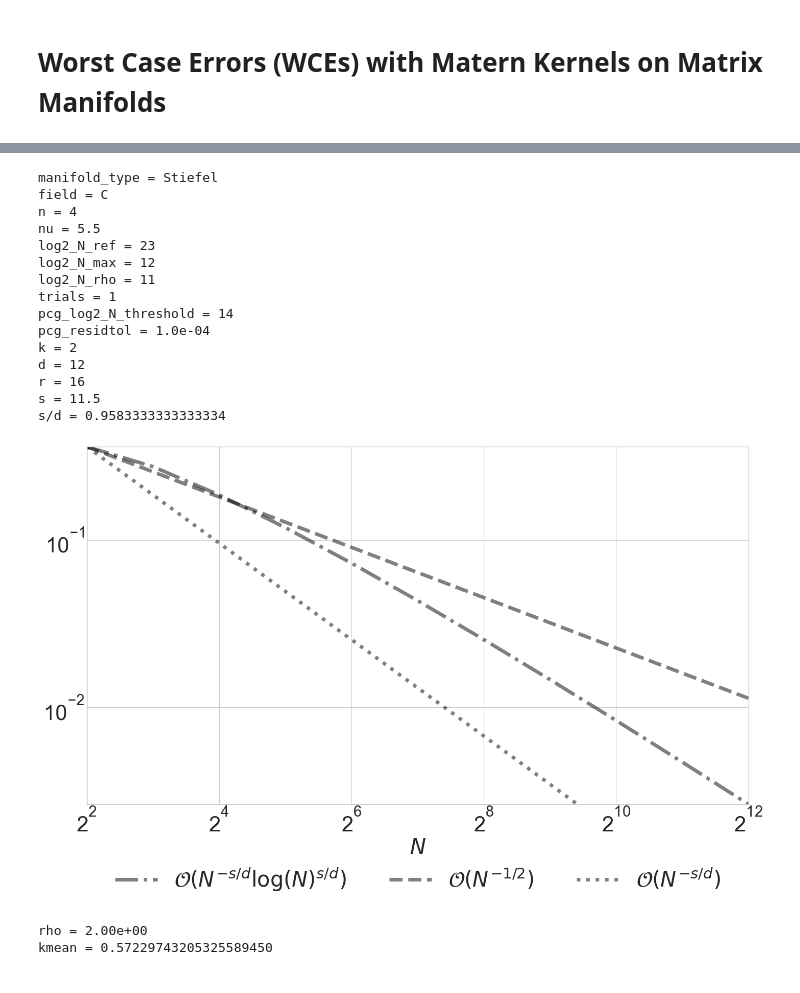
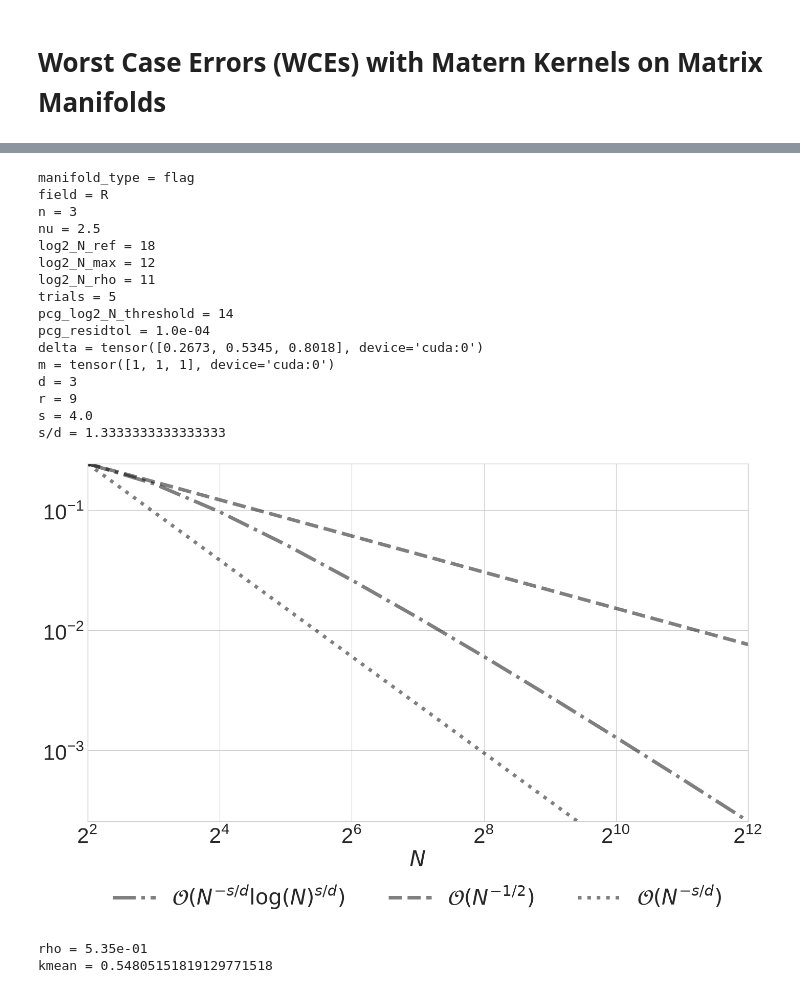
Before and after one commit to alegresor/rmatqmcpy, a Jupyter notebook: docs/examples/opt_rates.matern.ipynb, the cells around one changed output, grey strips where cells are left out. Saved outputs shown, nothing was run; the diff lists cells and outputs as text; code cells hidden in the pictures.

```diff
--- a/docs/examples/opt_rates.matern.ipynb
+++ b/docs/examples/opt_rates.matern.ipynb
@@ -24,14 +24,14 @@ MPLP['COLORS'] a list of length 10
 MPLP['LINESTYLES'] a list of length 10
 MPLP['MARKERS'] a list of length 12
 # %%
-manifold_type = "Stiefel" # Stiefel, Gr, flag, LGr
-field = "C" # R,C,H
-n = 4 # 3,6
-nu = 11/2 # 3/2,9/2
-log2_N_ref = 23 # 26,24
+manifold_type = "flag" # Stiefel, Gr, flag, LGr
+field = "R" # R,C,H
+n = 3 # 3,6
+nu = 5/2 # 3/2,9/2
+log2_N_ref = 18 # 26,24
 log2_N_max = 12
 log2_N_rho = 11
-trials = 1
+trials = 5
 pcg_log2_N_threshold = 14
 pcg_residtol = 1e-4
 print("manifold_type = %s"%manifold_type)
@@ -135,45 +135,46 @@ elif manifold_type=="LGr":
     else: raise Exception("invalid field = %s"%field)
 else: raise Exception("invalid manifold_type = %s"%manifold_type)
 s = nu+d/2
 print("d = %d"%d)
 print("r = %d"%r)
 print("s = %s"%s)
 print("s/d = %s"%(s/d))
 fig,ax = pyplot.subplots(nrows=1,ncols=1,figsize=(MPLP["PW"]/2,MPLP["PW"]/2/1.5),sharex=True,sharey=False)
 N_plot = 2**np.arange(2,13)
 primary_trend = N_plot**(-s/d)*np.log(N_plot)**(s/d)
 ax.plot(N_plot,primary_trend,color="k",alpha=0.5,linestyle="dashdot",label=r"$\mathcal{O}(N^{-s/d} \log(N)^{s/d})$")
 ax.set_yscale("log",base=10)
 ax.set_xscale("log",base=2)
 xmin,xmax = [N_plot[0],N_plot[-1]]
 # xmin,xmax = ax.get_xlim()
 ymin,ymax = primary_trend.min(),primary_trend.max()
 # ymin,ymax = ax.get_ylim()
 ax.set_xlim([xmin,xmax])
 ax.set_ylim([ymin,ymax])
 ax.axline([xmin,ymax],[2*xmin,2**(-1/2)*ymax],color="k",alpha=0.5,label=r"$\mathcal{O}(N^{-1/2})$",linestyle="dashed")
 ax.axline([xmin,ymax],[2*xmin,2**(-s/d)*ymax],color="k",alpha=0.5,label=r"$\mathcal{O}(N^{-s/d})$",linestyle="dotted")
 ax.legend(frameon=False,ncols=4,loc="lower center",bbox_to_anchor=(.5,-.3))
 ax.set_xlabel(r"$N$")
 fig.tight_layout()
 del N_plot,primary_trend
 # %% [output]
-manifold_type = Stiefel
-field = C
-n = 4
-nu = 5.5
-log2_N_ref = 23
+manifold_type = flag
+field = R
+n = 3
+nu = 2.5
+log2_N_ref = 18
 log2_N_max = 12
 log2_N_rho = 11
-trials = 1
+trials = 5
 pcg_log2_N_threshold = 14
 pcg_residtol = 1.0e-04
-k = 2
-d = 12
-r = 16
-s = 11.5
-s/d = 0.9583333333333334
+delta = tensor([0.2673, 0.5345, 0.8018], device='cuda:0')
+m = tensor([1, 1, 1], device='cuda:0')
+d = 3
+r = 9
+s = 4.0
+s/d = 1.3333333333333333
-[figure, old version]
+[figure, new version]
 # %%
 x_ref = rand_manifold(N=2**0,n=n,seed=107,qp_unif_gen=lambda dimension,seed: qp.Net(dimension,seed=seed,randomize="DS",order="GRAY"))
 y_ref = rand_manifold(N=2**log2_N_ref,n=n,seed=101,qp_unif_gen=lambda dimension,seed: qp.Net(dimension,seed=seed,randomize="DS",order="GRAY"))
@@ -186,8 +187,8 @@ kmean = kernel(x_ref[:,None,:,:],y_ref[None,:,:,:]).mean().item()
 print("kmean = %.20f"%kmean)
 del x_ref,y_ref,N_rho,fnorms
 # %% [output]
-rho = 2.00e+00
-kmean = 0.57229743205325589450
+rho = 5.35e-01
+kmean = 0.54805151819129771518
 # %%
 genf_ld_optw_decomp = [
     [r"IID $\mathcal{X}$ ~ Equal $\boldsymbol{w}$",     False,      False,      "default"],
```
Also changed, not shown: parts of 5 cells of this notebook, 1 other file.
